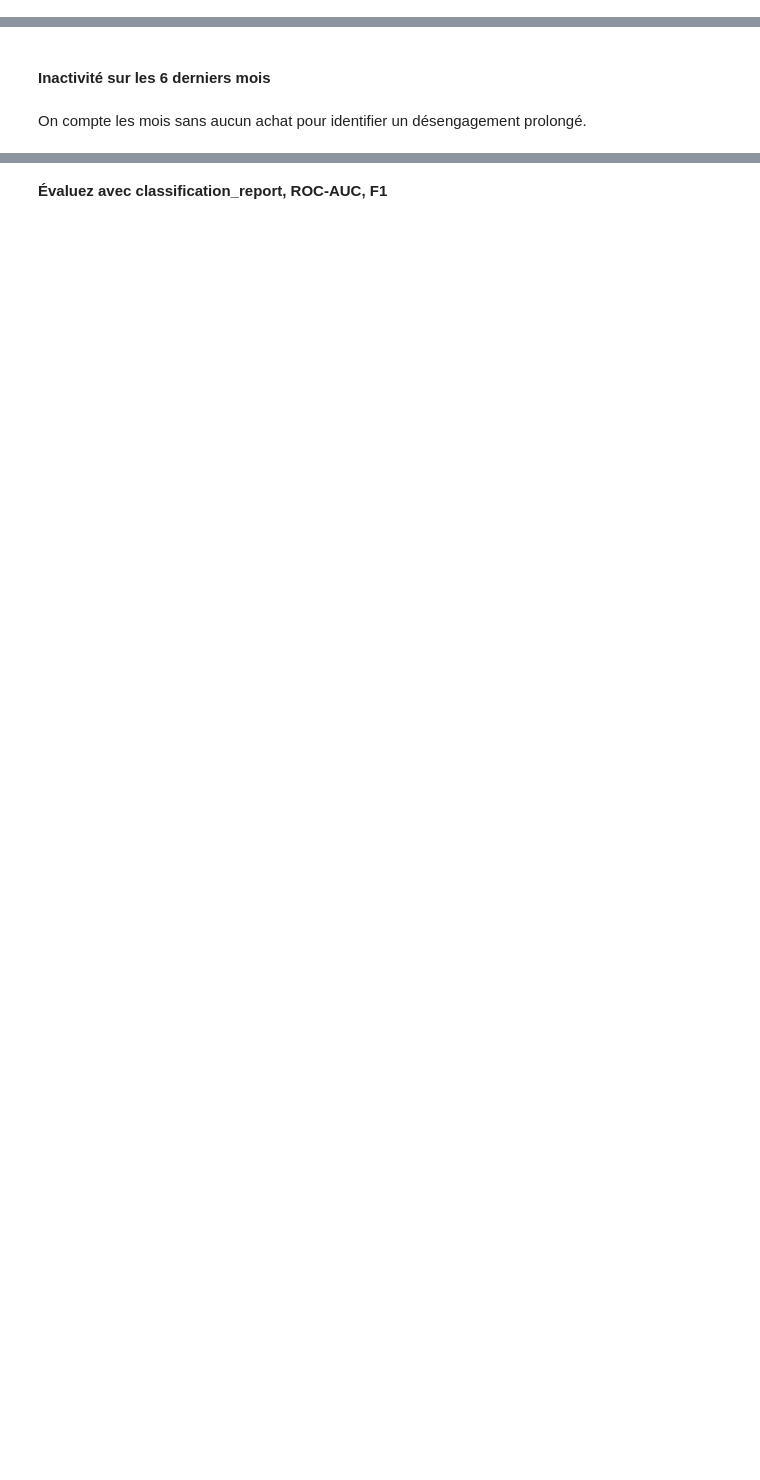
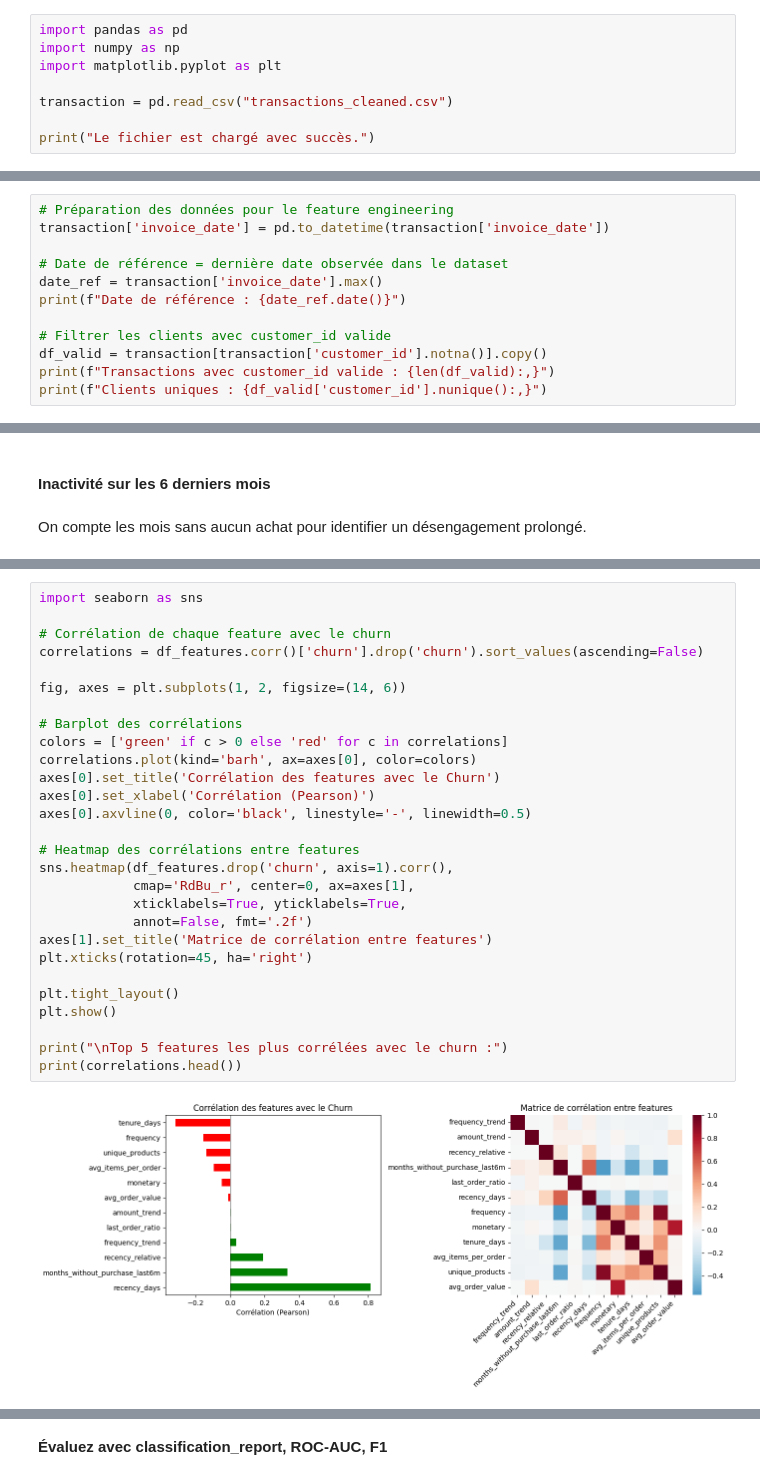
Before and after one commit to fds-imane/Data_Marketing, a Jupyter notebook: data_marketing_part_4.ipynb, the cells around one changed output, grey strips where cells are left out. Cells and saved outputs as stored; diff of their text form; blank space fills up the shorter version.

```diff
--- a/data_marketing_part_4.ipynb
+++ b/data_marketing_part_4.ipynb
@@ -17,0 +7,8 @@ Les 3 fichiers sont chargés avec succès.
+# %%
+import pandas as pd
+import numpy as np
+import matplotlib.pyplot as plt
+
+transaction = pd.read_csv("transactions_cleaned.csv")
+
+print("Le fichier est chargé avec succès.")
@@ -261,0 +182,12 @@ trends['amount_trend'] = trends['recent_avg_basket'] / (trends['old_avg_basket']
+# %%
+# Préparation des données pour le feature engineering
+transaction['invoice_date'] = pd.to_datetime(transaction['invoice_date'])
+
+# Date de référence = dernière date observée dans le dataset
+date_ref = transaction['invoice_date'].max()
+print(f"Date de référence : {date_ref.date()}")
+
+# Filtrer les clients avec customer_id valide
+df_valid = transaction[transaction['customer_id'].notna()].copy()
+print(f"Transactions avec customer_id valide : {len(df_valid):,}")
+print(f"Clients uniques : {df_valid['customer_id'].nunique():,}")
@@ -575,0 +529,30 @@ shap.dependence_plot("freq_trend", shap_values, X)
+# %%
+import seaborn as sns
+
+# Corrélation de chaque feature avec le churn
+correlations = df_features.corr()['churn'].drop('churn').sort_values(ascending=False)
+
+fig, axes = plt.subplots(1, 2, figsize=(14, 6))
+
+# Barplot des corrélations
+colors = ['green' if c > 0 else 'red' for c in correlations]
+correlations.plot(kind='barh', ax=axes[0], color=colors)
+axes[0].set_title('Corrélation des features avec le Churn')
+axes[0].set_xlabel('Corrélation (Pearson)')
+axes[0].axvline(0, color='black', linestyle='-', linewidth=0.5)
+
+# Heatmap des corrélations entre features
+sns.heatmap(df_features.drop('churn', axis=1).corr(),
+            cmap='RdBu_r', center=0, ax=axes[1],
+            xticklabels=True, yticklabels=True,
+            annot=False, fmt='.2f')
+axes[1].set_title('Matrice de corrélation entre features')
+plt.xticks(rotation=45, ha='right')
+
+plt.tight_layout()
+plt.show()
+
+print("\nTop 5 features les plus corrélées avec le churn :")
+print(correlations.head())
+# %% [output]
+[figure, added]
```
Also changed, not shown: parts of 108 cells of this notebook.
